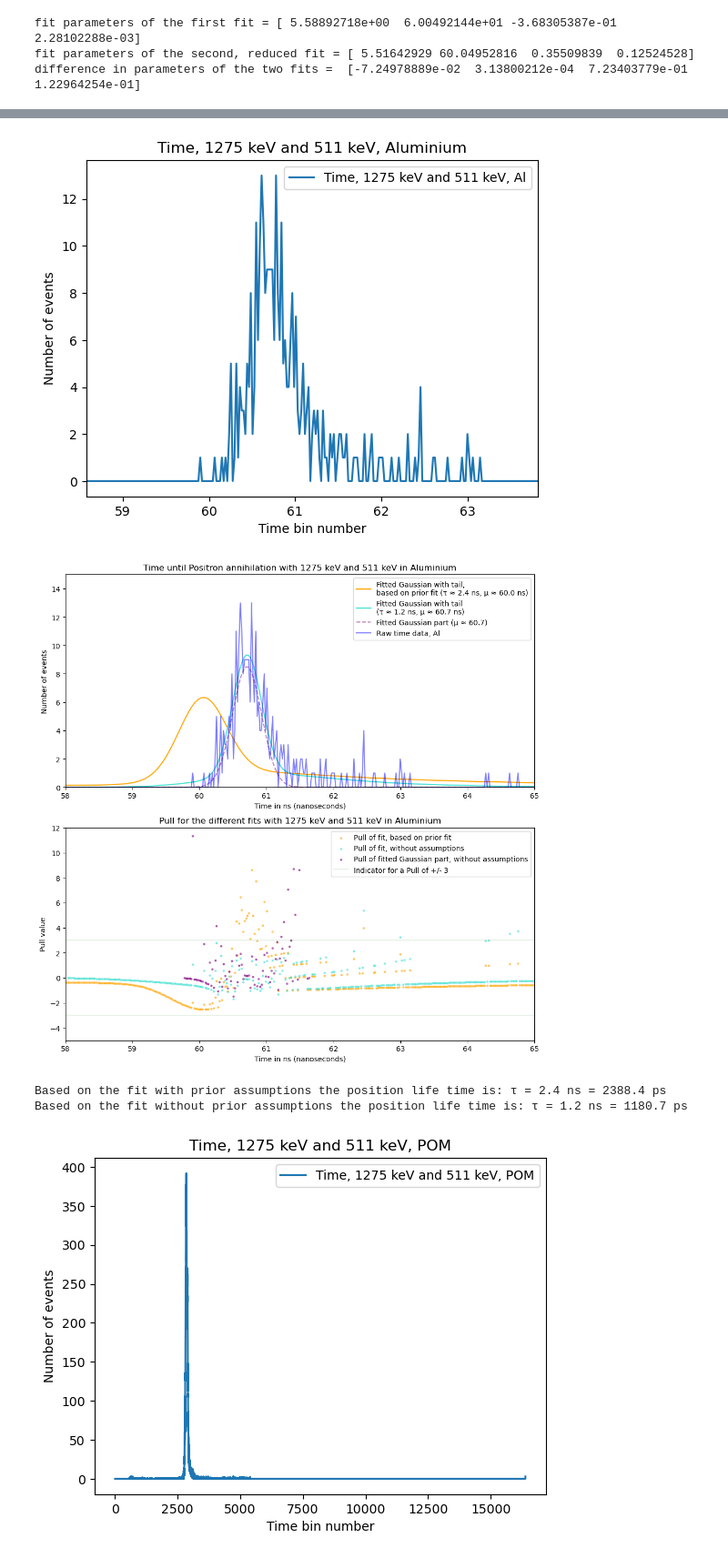
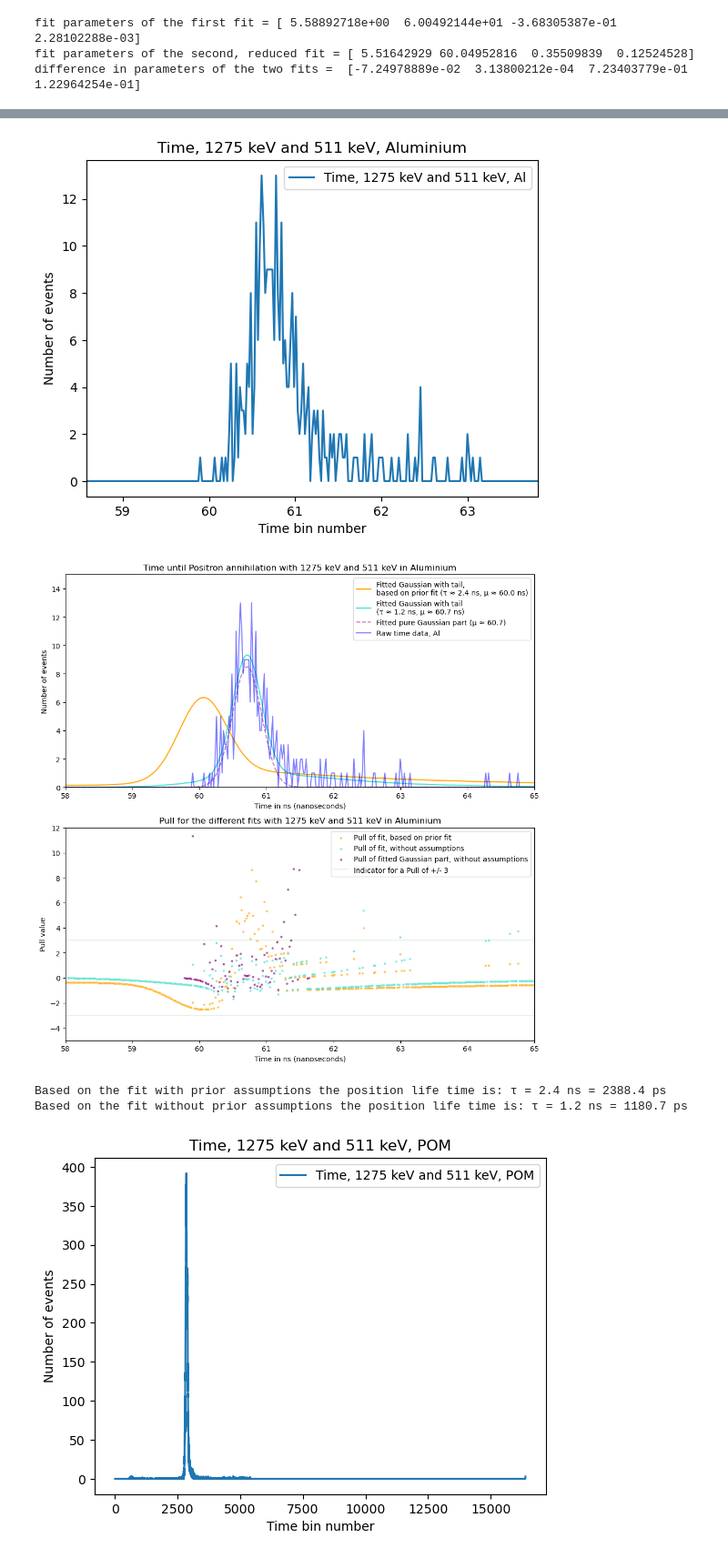
Before and after one commit to Royeth-Boss/KT-1-Lab-Positronium, a Jupyter notebook: Fits_and_plots.ipynb, the cells around one changed output, grey strips where cells are left out. Shown at 91% size. Cells and saved outputs as stored; diff of their text form; code cells hidden in the pictures.

```diff
--- a/Fits_and_plots.ipynb
+++ b/Fits_and_plots.ipynb
@@ -982,7 +982,7 @@ axs[0].plot(x_fit_prek, y_fit_prek, label=f"Fitted Gaussian with tail, \nbased o
 axs[0].plot(x_fit, y_fit, label=f"Fitted Gaussian with tail \n(τ ≈ {tau_1275_511_al:.1f} ns, μ ≈ {mu_1275_511_al:.1f} ns)", color="turquoise")
 
 axs[0].plot(x_fit, gaussian(x_fit, a_2_1275_511_al, mu_1275_511_al, sigma_1275_511_al, offset_1275_511_al),
-            label=f"Fitted Gaussian part (μ ≈ {mu_1275_511_al:.1f})", color="purple", linestyle="--", alpha=0.5)
+            label=f"Fitted pure Gaussian part (μ ≈ {mu_1275_511_al:.1f})", color="purple", linestyle="--", alpha=0.5)
 
 axs[0].plot(x_fit, data_time_1275_511_gate_al_relevant, label="Raw time data, Al", color="blue", alpha=0.5)
 
@@ -997,34 +997,34 @@ axs[0].set_ylim(0, 15)
 # Plot the pulls in the lower plot
 axs[1].scatter(x_fit_prek, Pull_1275_511_Al_prek, label="Pull of fit, based on prior fit", color="orange", s=5, marker='o', alpha=0.5)
 axs[1].scatter(x_fit, Pull_1275_511_Al, label="Pull of fit, without assumptions", color="turquoise", s=5, marker='o', alpha=0.5)
 
 axs[1].scatter(x_fit, Pull_pure_gaussian_1275_511_Al, label="Pull of fitted Gaussian part, without assumptions", color="purple", s=5, marker='o', alpha=0.5)
 
 
 axs[1].set_title("Pull for the different fits with 1275 keV and 511 keV in Aluminium")
 axs[1].set_xlabel("Time in ns (nanoseconds)")
 axs[1].set_ylabel("Pull value")
 
 # Create lines in the plot at the y-values 3 and -3
 axs[1].plot(x_fit, np.full_like(x_fit, 3), color="green", alpha=0.1, label="Indicator for a Pull of +/- 3")
 axs[1].plot(x_fit, np.full_like(x_fit, -3), color="green", alpha=0.1)
 
 axs[1].legend(loc='upper right')
 axs[1].set_xlim(58, 65)
 axs[1].set_ylim(-5, 12)
 
 plt.tight_layout()
 
 plt.show()
 
 plt.close()
 
 print(f"Based on the fit with prior assumptions the position life time is: τ = {tau_1275_511_al_prek:.1f} ns = {tau_1275_511_al_prek * 1000:.1f} ps")
 print(f"Based on the fit without prior assumptions the position life time is: τ = {tau_1275_511_al:.1f} ns = {tau_1275_511_al * 1000:.1f} ps")
 # %% [output]
 [figure]
 [figure]
-[figure, old version]
+[figure, new version]
 Based on the fit with prior assumptions the position life time is: τ = 2.4 ns = 2388.4 ps
 Based on the fit without prior assumptions the position life time is: τ = 1.2 ns = 1180.7 ps
 # %%
```
